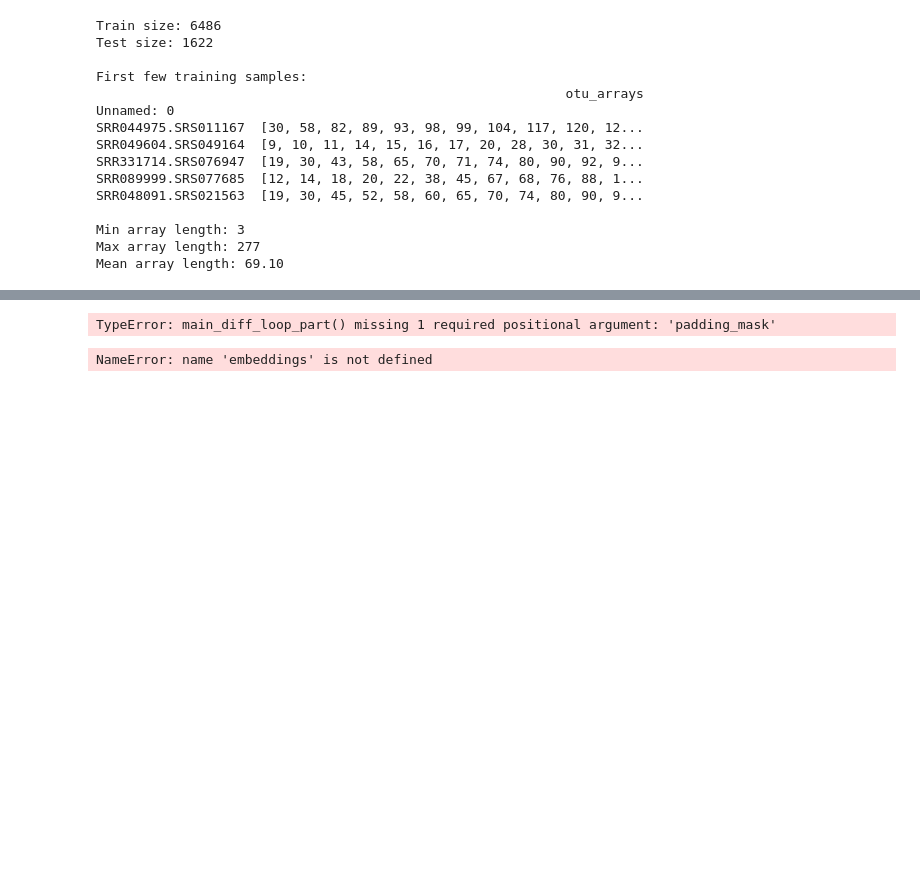
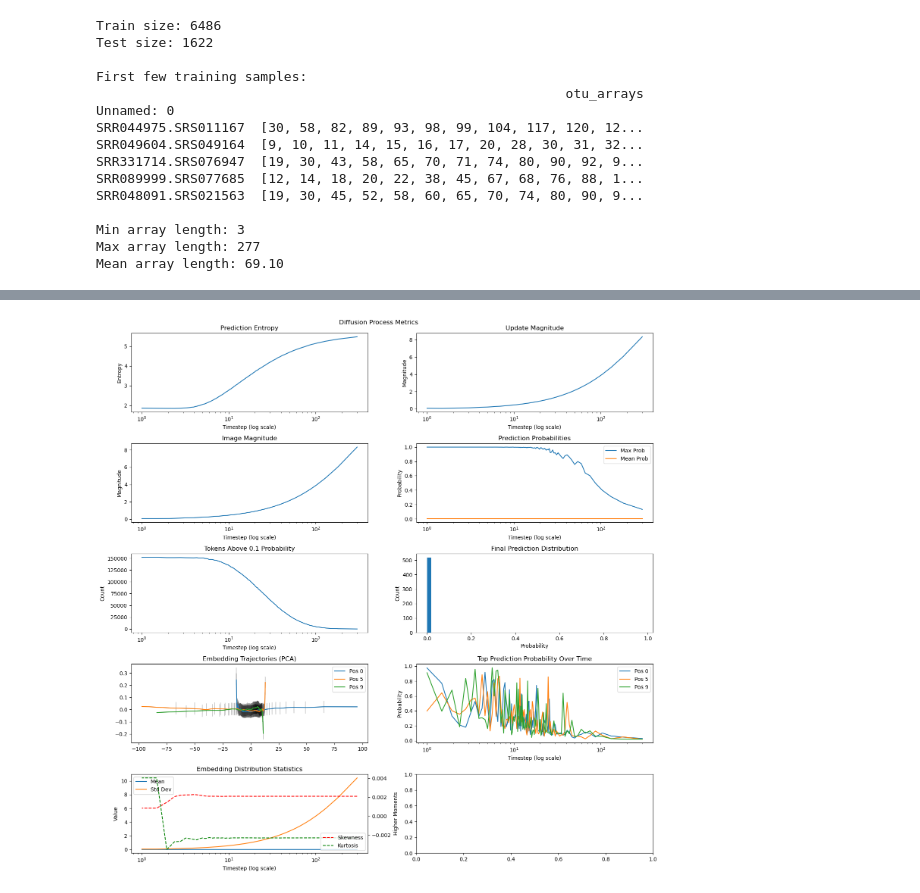
Before and after one commit to the-puzzler/cdcd_hmp, a Jupyter notebook: simplifiedV2/train.ipynb, the cells around one changed output, grey strips where cells are left out. Cells and saved outputs as stored; diff of their text form; code cells hidden in the pictures; blank space fills up the shorter version.

```diff
--- a/simplifiedV2/train.ipynb
+++ b/simplifiedV2/train.ipynb
@@ -480,7 +847,7 @@ def run_epoch(model, dataloader, scheduler, optimizer, train_run=True, epoch_num
         batch = {k: v.to(device) for k, v in batch.items()}
 
         if train_run:
-            loss, entropy = train_step(model, batch, scheduler, optimizer)
+            loss, entropy = train_step1(model, batch, scheduler, optimizer)
         else:
             # Use separate eval step without optimizer/scheduler
             loss, entropy = eval_step(model, batch)
@@ -503,7 +870,7 @@ def run_epoch(model, dataloader, scheduler, optimizer, train_run=True, epoch_num
     avg_entropy = total_entropy / num_batches
 
     # Update scheduler parameters if training
-    if train_run and epoch_num>1:
+    if train_run and epoch_num>0:
         scheduler.update_optimal_parameters(history=10_000)
 
     return {
@@ -1034,7 +1403,7 @@ from scipy import stats
 n_steps = 100
 timesteps = scheduler.make_timesteps(
     n_steps,
-    tmin=.1,#t_min,
+    tmin=1,#t_min,
     tmax= 300,#t_max,
     device=device
 )
@@ -1060,6 +1429,7 @@ trajectory_predictions = {pos: [] for pos in positions_to_track}
 
 #adjustor = torch.randn(batch_size, seq_len, model.embedding_dim, device=device)
 image = torch.randn(batch_size, seq_len, model.embedding_dim, device=device) * torch.sqrt(timesteps[0]) #timesteps[0] #
+padding_mask = torch.ones((batch_size, seq_len), dtype=torch.bool, device=device)
 #image = (image + adjustor)/(torch.sqrt(t**2 + 1))
 
 # image = torch.randn(batch_size, seq_len, model.embedding_dim, device=device) #*  timesteps[0] # torch.sqrt(timesteps[0])#
@@ -1067,7 +1437,7 @@ image = torch.randn(batch_size, seq_len, model.embedding_dim, device=device) * t
 for t in timesteps:
     with torch.no_grad():
 
-        image, predicted, update = main_diff_loop_part(image, t, timesteps, model)
+        image, predicted, update = main_diff_loop_part(image, t, timesteps, model, padding_mask)
 
         # Collect metrics
         timestep_values.append(t.item())
@@ -1168,96 +1538,31 @@ axes[3,1].set_xlabel('Timestep (log scale)')
 axes[3,1].set_ylabel('Probability')
 axes[3,1].legend()
 
 # Add embedding distribution statistics plot
 axes[4,0].semilogx(timestep_values, embedding_mean, label='Mean')
 axes[4,0].semilogx(timestep_values, embedding_std, label='Std Dev')
 axes[4,0].set_title('Embedding Distribution Statistics')
 axes[4,0].set_xlabel('Timestep (log scale)')
 axes[4,0].set_ylabel('Value')
 axes[4,0].legend()
 
 # Add higher moments on a secondary axis for better visualization
 ax2 = axes[4,0].twinx()
 ax2.semilogx(timestep_values, embedding_skew, 'r--', label='Skewness')
 ax2.semilogx(timestep_values, embedding_kurtosis, 'g--', label='Kurtosis')
 ax2.set_ylabel('Higher Moments')
 ax2.legend(loc='lower right')
 
 # # Create histogram evolution plot
 # axes[4,1].set_title('Embedding Distribution Evolution')
 # colors = plt.cm.viridis(np.linspace(0, 1, len(embedding_histograms)))
 # for i, (t_val, values) in enumerate(embedding_histograms):
 #     sns.kdeplot(values, ax=axes[4,1], color=colors[i], label=f't={t_val:.2f}')
 # axes[4,1].legend()
 # axes[4,1].set_xlabel('Embedding Value')
 # axes[4,1].set_ylabel('Density')
 
 plt.tight_layout()
 plt.show()
 # %% [output]
-TypeError: main_diff_loop_part() missing 1 required positional argument: 'padding_mask'
+[figure, added]
-# %%
-import numpy as np
-import seaborn as sns
-import matplotlib.pyplot as plt
-from scipy.cluster.hierarchy import linkage, dendrogram
-from sklearn.metrics.pairwise import cosine_similarity
-
-def plot_cosine_similarities_full_range(embeddings):
-    # Calculate cosine similarity matrix
-    cosine_sim = cosine_similarity(embeddings)
-
-    # Print range statistics
-    print(f"Cosine similarity range: {cosine_sim.min():.3f} to {cosine_sim.max():.3f}")
-
-    # Create figure
-    plt.figure(figsize=(20, 10))
-
-    # Plot 1: Full heatmap
-    plt.subplot(121)
-    sns.heatmap(cosine_sim[:100, :100],  # Using first 100x100 for better visibility
-                cmap='RdBu_r',
-                vmin=-1,
-                vmax=1,
-                center=0)
-    plt.title('Cosine Similarity Heatmap\n(First 100 embeddings, unclustered)')
-
-    # Plot 2: Distribution
-    plt.subplot(122)
-    plt.hist(cosine_sim.flatten(), bins=100, density=True)
-    plt.title('Distribution of Cosine Similarities')
-    plt.xlabel('Cosine Similarity')
-    plt.ylabel('Density')
-
-    # Add vertical lines for reference
-    plt.axvline(x=-1, color='blue', linestyle='--', alpha=0.5)
-    plt.axvline(x=0, color='gray', linestyle='--', alpha=0.5)
-    plt.axvline(x=1, color='red', linestyle='--', alpha=0.5)
-
-    plt.tight_layout()
-    plt.show()
-
-    # Now show clustered version
-    plt.figure(figsize=(10, 10))
-
-    # Perform hierarchical clustering
-    linkage_matrix = linkage(cosine_sim, method='ward')
-    den = dendrogram(linkage_matrix, no_plot=True)
-    reordered_idx = den['leaves']
-
-    # Reorder the similarity matrix
-    cosine_sim_clustered = cosine_sim[reordered_idx][:, reordered_idx]
-
-    # Plot clustered heatmap
-    sns.heatmap(cosine_sim_clustered[:519, :519],  # Using first 100x100 for better visibility
-                cmap='RdBu_r',
-                vmin=-1,
-                vmax=1,
-                center=0)
-    plt.title('Clustered Cosine Similarity Heatmap\n(First 100 embeddings)')
-    plt.show()
-
-# Run the analysis
-plot_cosine_similarities_full_range(embeddings)
-# %% [output]
-NameError: name 'embeddings' is not defined
```
Also changed, not shown: parts of 18 cells of this notebook, 8 other files.
